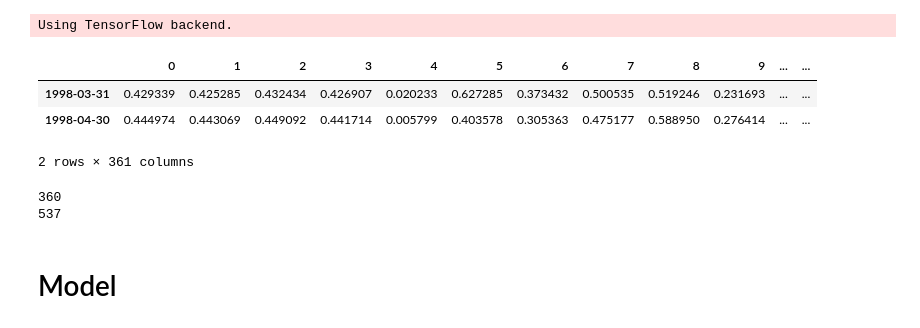
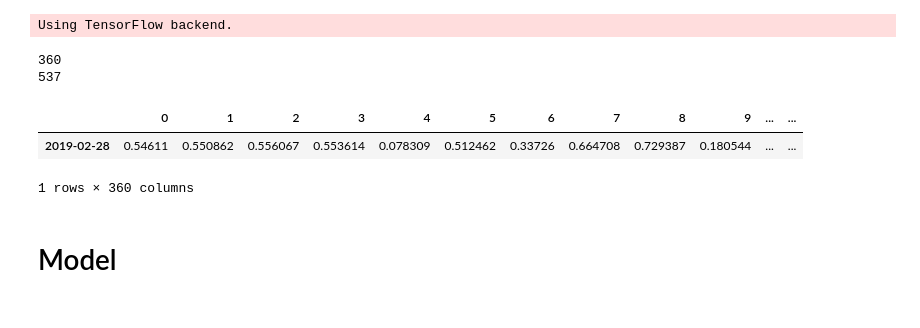
Before and after one commit to Fahad2314/MSc_Project, a Jupyter notebook: models/1D_Convolution_Engineered_Features.ipynb, the cells around one changed output. Drawn from its saved outputs; the diff is of its cells as text; code cells hidden in the pictures.

```diff
--- a/models/1D_Convolution_Engineered_Features.ipynb
+++ b/models/1D_Convolution_Engineered_Features.ipynb
@@ -27,13 +43,6 @@ Using TensorFlow backend.
 MSFT_df = pd.read_csv("/Users/fahad/project_repo/data/external/MSFT_flat.csv", index_col=0)
 AAPL_df = pd.read_csv("/Users/fahad/project_repo/data/external/AAPL_flat.csv",index_col=0)
 AMZN_df = pd.read_csv("/Users/fahad/project_repo/data/external/AMZN_flat.csv",index_col=0)
-# %%
-MSFT_df.head(2)
-# %% [output]
-|  | 0 | 1 | 2 | 3 | 4 | 5 | 6 | 7 | 8 | 9 | ... | ... |
-| 1998-03-31 | 0.429339 | 0.425285 | 0.432434 | 0.426907 | 0.020233 | 0.627285 | 0.373432 | 0.500535 | 0.519246 | 0.231693 | ... | ... |
-| 1998-04-30 | 0.444974 | 0.443069 | 0.449092 | 0.441714 | 0.005799 | 0.403578 | 0.305363 | 0.475177 | 0.588950 | 0.276414 | ... | ... |
-2 rows × 361 columns
 # %%
 
 #vertically stack the MSFT and AAPL dataframes on top of eachother
@@ -49,12 +58,16 @@ df = df.drop(['Label'], axis =1)
 # %%
 #define the target variable as y
 X_train, X_test, y_train, y_test = train_test_split(df, y, test_size=0.3)
 #print (X_train.head(5))
 print(X_train.shape[1])
 print(X_train.shape[0])
+X_train.head(1)
 # %% [output]
 360
 537
+|  | 0 | 1 | 2 | 3 | 4 | 5 | 6 | 7 | 8 | 9 | ... | ... |
+| 2019-02-28 | 0.54611 | 0.550862 | 0.556067 | 0.553614 | 0.078309 | 0.512462 | 0.33726 | 0.664708 | 0.729387 | 0.180544 | ... | ... |
+1 rows × 360 columns
 # %% [markdown]
 # Model
 # %%
```
Also changed, not shown: parts of 19 cells of this notebook, 4 other files.
